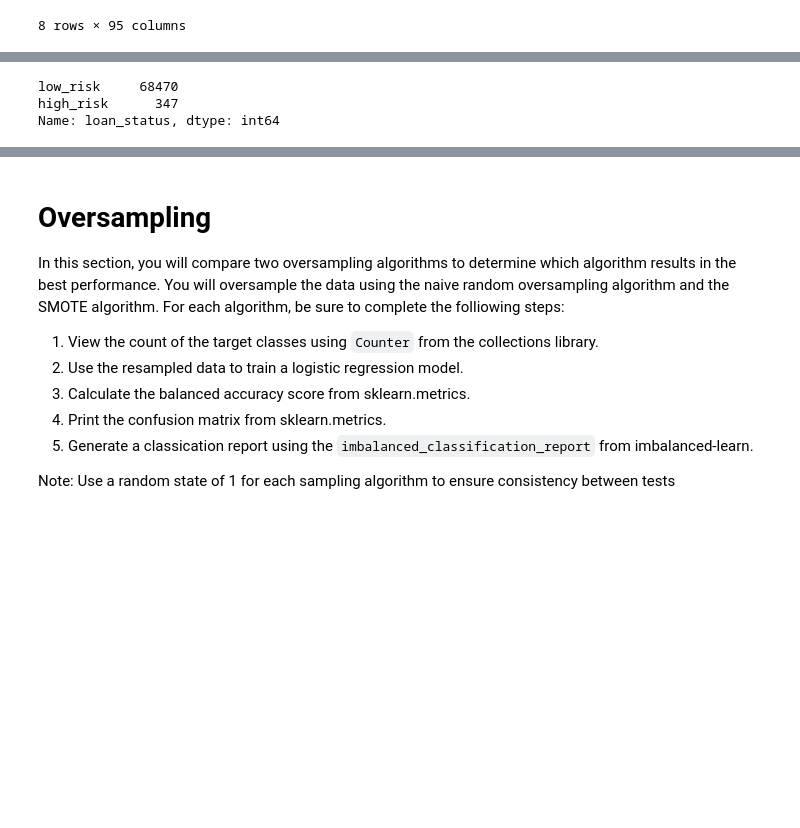
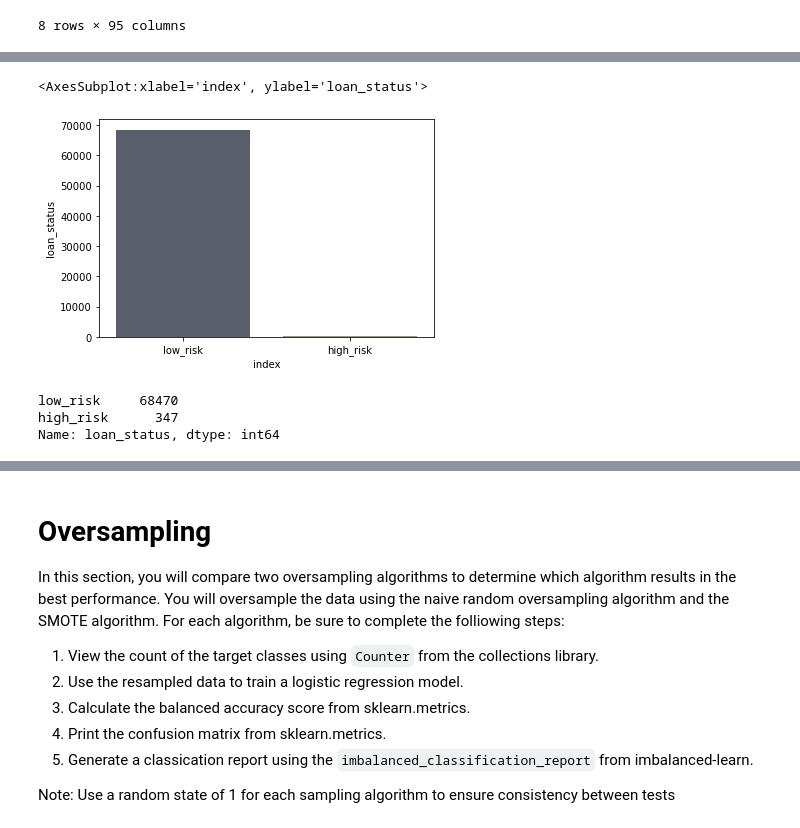
Before and after one commit to russellctaylor/Credit_Risk_Analysis, a Jupyter notebook: credit_risk_resampling.ipynb, the cells around one changed output, grey strips where cells are left out. Saved outputs shown, nothing was run; the diff lists cells and outputs as text; code cells hidden in the pictures; blank space fills up the shorter version.

```diff
--- a/credit_risk_resampling.ipynb
+++ b/credit_risk_resampling.ipynb
@@ -153,7 +168,15 @@ X.describe()
 # %%
+import seaborn as sns
+
 # Check the balance of our target values
-y['loan_status'].value_counts()
+xx= df['loan_status'].value_counts().reset_index()
+sns.barplot(x = "index" , y = "loan_status", data =xx, palette = "cividis")
 # %% [output]
-low_risk     68470
-high_risk      347
-Name: loan_status, dtype: int64
+<AxesSubplot:xlabel='index', ylabel='loan_status'>
+[figure, added]
+# %%
+y.value_counts()
+# %% [output]
+low_risk     68470
+high_risk      347
+Name: loan_status, dtype: int64
```
Also changed, not shown: parts of 36 cells of this notebook.
